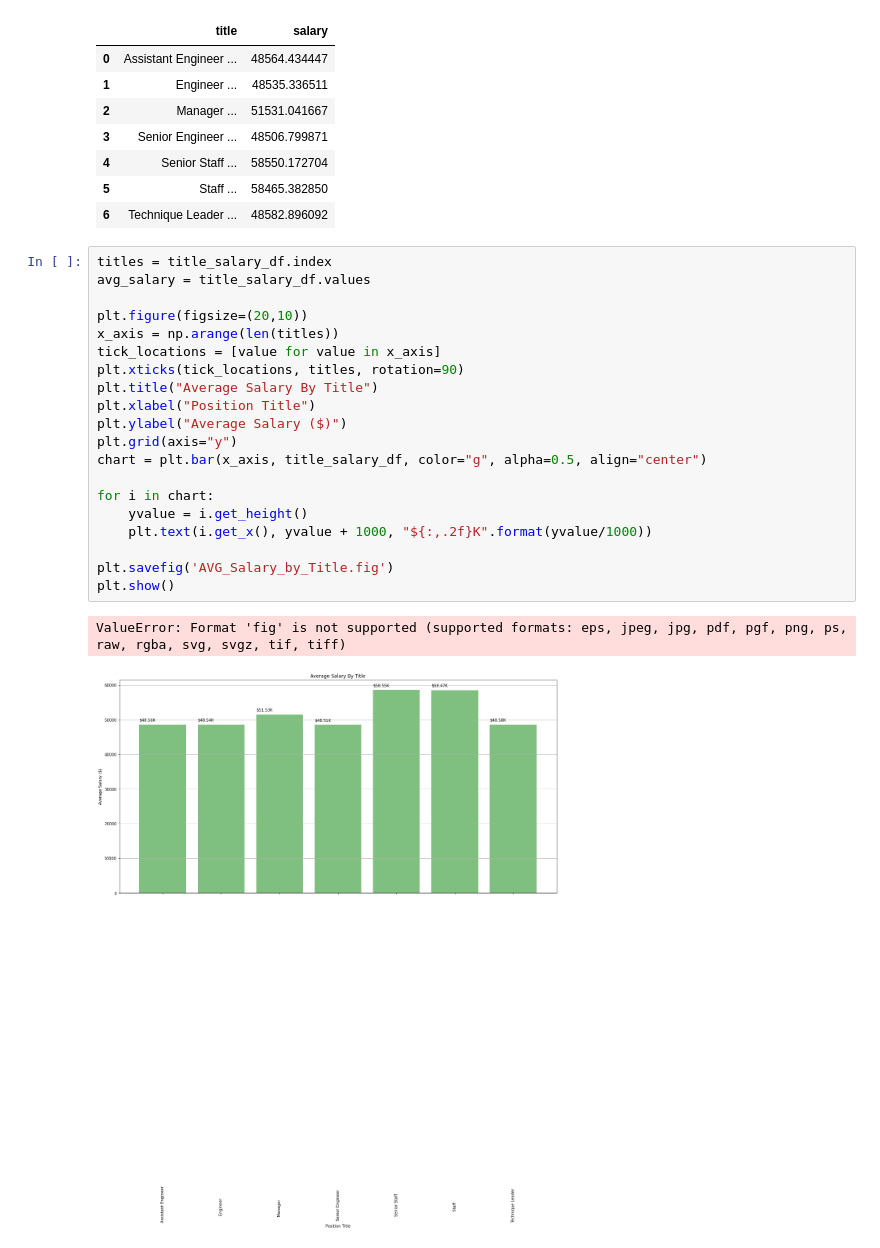
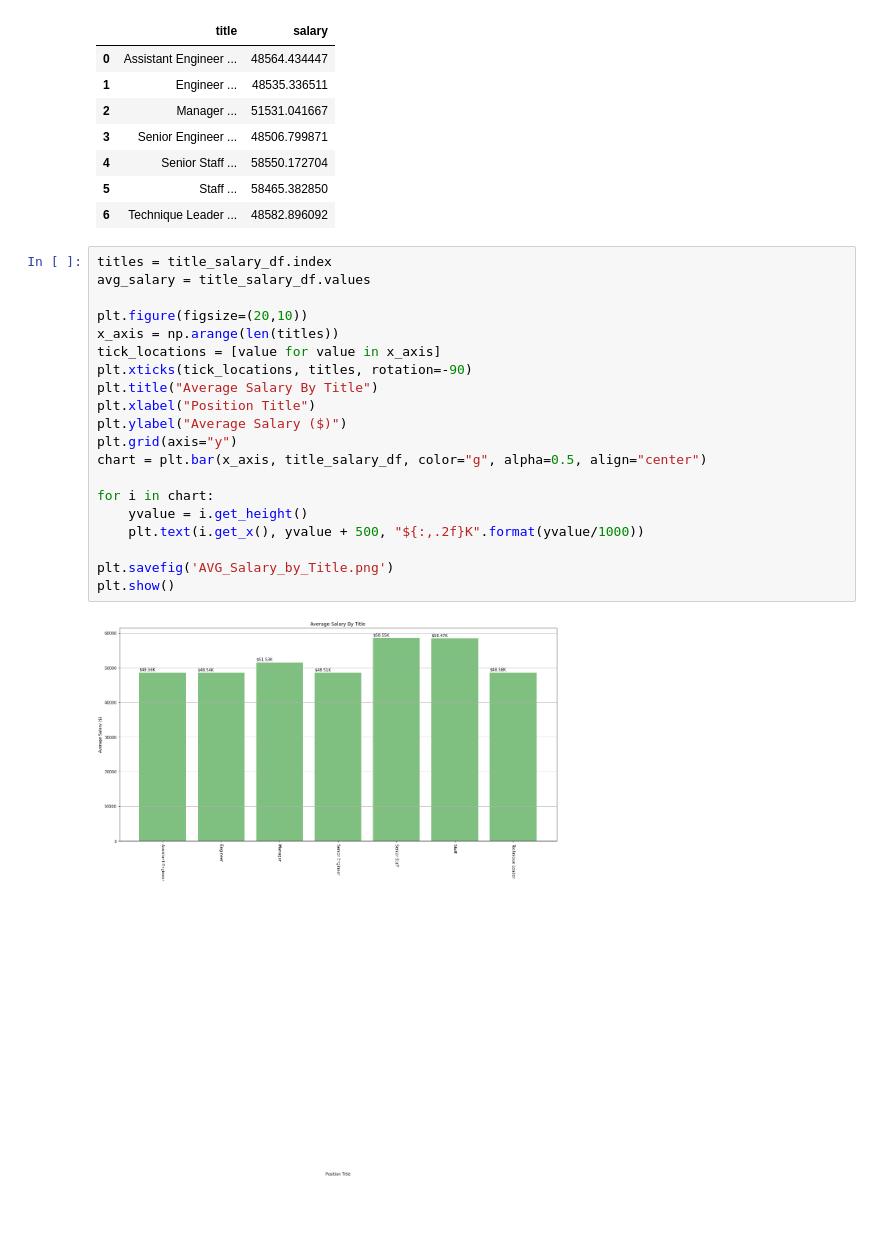
Before and after one commit to timsamson/sql_challange, a Jupyter notebook: EmployeeSQL/Bonus_Question.ipynb, the cells around one changed output. Saved outputs shown, nothing was run; the diff lists cells and outputs as text; blank space fills up the shorter version.

```diff
--- a/EmployeeSQL/Bonus_Question.ipynb
+++ b/EmployeeSQL/Bonus_Question.ipynb
@@ -77,23 +80,22 @@ title_salary_df.reset_index('title')
 # %%
 titles = title_salary_df.index
 avg_salary = title_salary_df.values
 
 plt.figure(figsize=(20,10))
 x_axis = np.arange(len(titles))
 tick_locations = [value for value in x_axis]
-plt.xticks(tick_locations, titles, rotation=90)
+plt.xticks(tick_locations, titles, rotation=-90)
 plt.title("Average Salary By Title")
 plt.xlabel("Position Title")
 plt.ylabel("Average Salary ($)")
 plt.grid(axis="y")
 chart = plt.bar(x_axis, title_salary_df, color="g", alpha=0.5, align="center")
 
 for i in chart:
     yvalue = i.get_height()
-    plt.text(i.get_x(), yvalue + 1000, "${:,.2f}K".format(yvalue/1000))
+    plt.text(i.get_x(), yvalue + 500, "${:,.2f}K".format(yvalue/1000))
 
-plt.savefig('AVG_Salary_by_Title.fig')
+plt.savefig('AVG_Salary_by_Title.png')
 plt.show()
 # %% [output]
-ValueError: Format 'fig' is not supported (supported formats: eps, jpeg, jpg, pdf, pgf, png, ps, raw, rgba, svg, svgz, tif, tiff)
-[figure, old version]
+[figure, new version]
```
Also changed, not shown: parts of 1 cell of this notebook, 2 other files.
